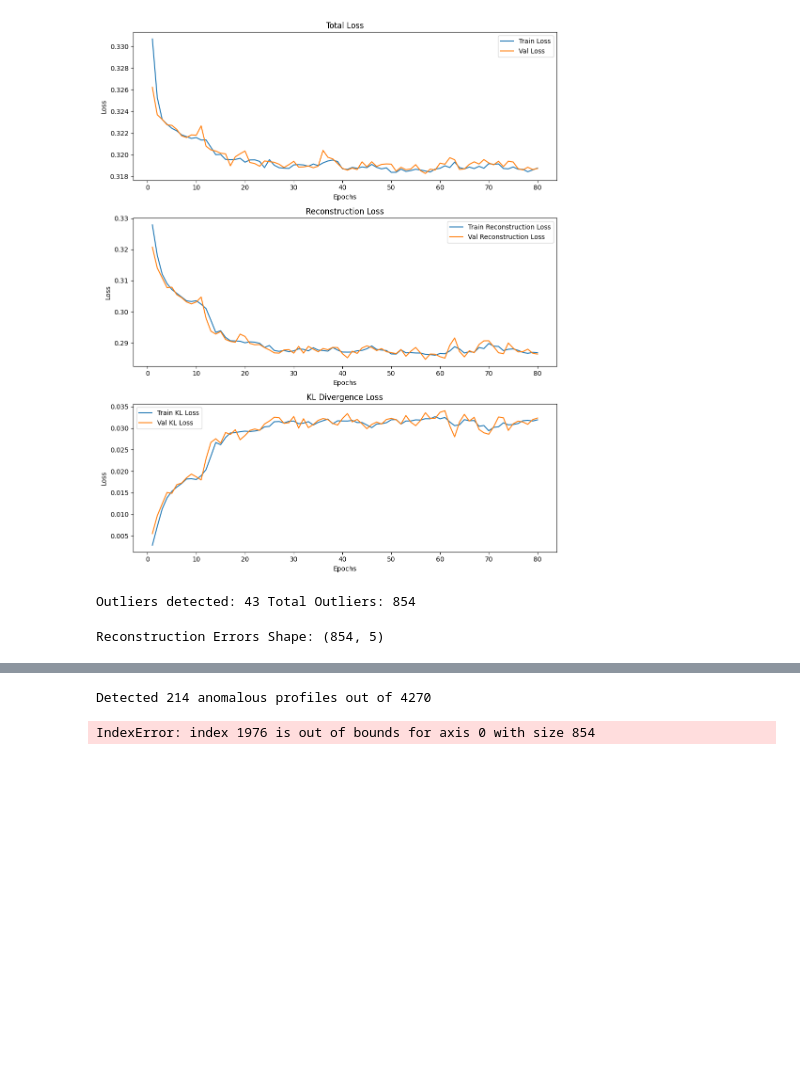
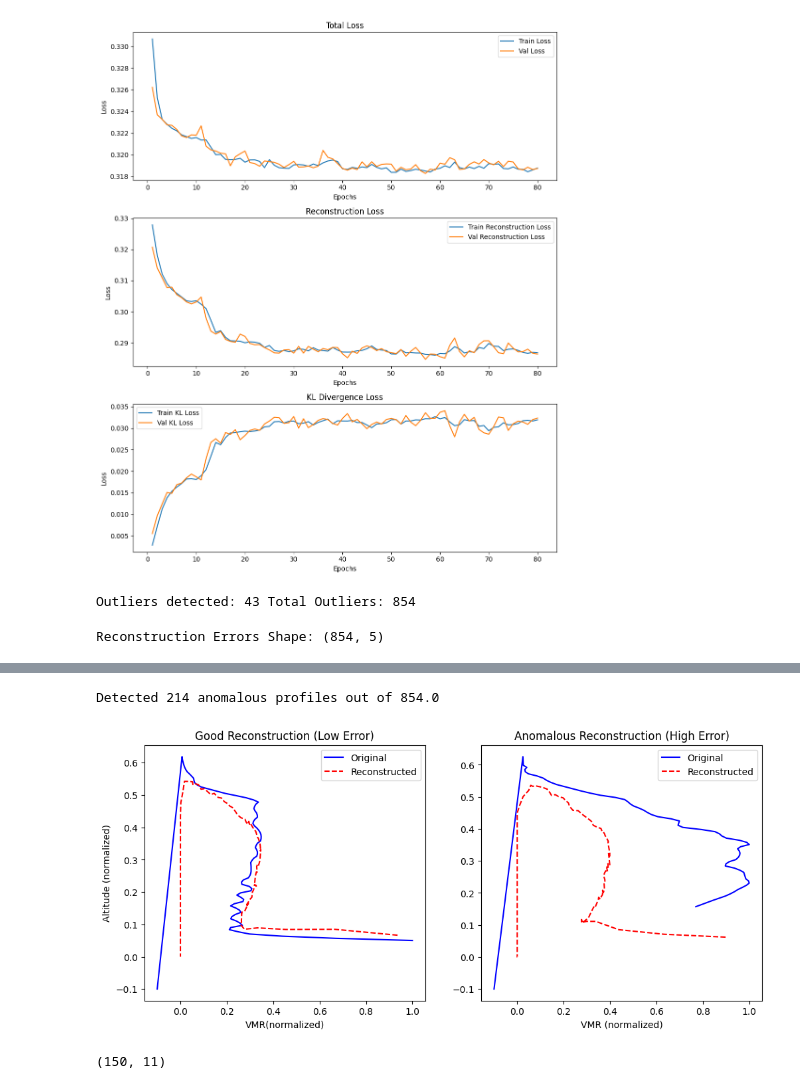
Before and after one commit to james-harvey-git/MPhys_Project, a Jupyter notebook: VAE.ipynb, the cells around one changed output, grey strips where cells are left out. Drawn from its saved outputs; the diff is of its cells as text; code cells hidden in the pictures; blank space fills up the shorter version.

```diff
--- a/VAE.ipynb
+++ b/VAE.ipynb
@@ -299,42 +312,47 @@ anomalous_profiles = reconstruction_errors > threshold
 
 # Count detected anomalies
 num_anomalies = np.sum(anomalous_profiles)
-print(f"Detected {num_anomalies} anomalous profiles out of {reconstruction_errors.size}")
+print(f"Detected {num_anomalies} anomalous profiles out of {reconstruction_errors.size / 5}")
 # %% [output]
-Detected 214 anomalous profiles out of 4270
+Detected 214 anomalous profiles out of 854.0
 # %%
 # Get the sample and profile indices for best and worst reconstructions
 good_sample_idx, good_profile_idx = np.unravel_index(np.argmin(reconstruction_errors), reconstruction_errors.shape)
 bad_sample_idx, bad_profile_idx = np.unravel_index(np.argmax(reconstruction_errors), reconstruction_errors.shape)
 
 # Extract corresponding profiles
-original_good = X_test[good_sample_idx, good_profile_idx, :, 0]  # Profile from test set
-reconstructed_good = X_reconstructed[good_sample_idx, good_profile_idx, :, 0]  # Reconstructed profile
+original_good = X_test[good_sample_idx, good_profile_idx, :]# Profile from test set
+reconstructed_good = X_reconstructed[good_sample_idx, good_profile_idx, :]  # Reconstructed profile
 
-original_bad = X_test[bad_sample_idx, bad_profile_idx, :, 0]
-reconstructed_bad = X_reconstructed[bad_sample_idx, bad_profile_idx, :, 0]
+original_bad = X_test[bad_sample_idx, bad_profile_idx, :]
+reconstructed_bad = X_reconstructed[bad_sample_idx, bad_profile_idx, :]
 
 # Plot comparison
 fig, axes = plt.subplots(1, 2, figsize=(12, 5))
 
 # Good Reconstruction
-axes[0].plot(original_good, label="Original", color="blue")
-axes[0].plot(reconstructed_good, label="Reconstructed", linestyle="dashed", color="red")
+axes[0].plot(original_good[:, 0], original_good[:, 1], label="Original", color="blue")
+axes[0].plot(reconstructed_good[:, 0], reconstructed_good[:, 1], label="Reconstructed", linestyle="dashed", color="red")
 axes[0].set_title("Good Reconstruction (Low Error)")
-axes[0].set_xlabel("Altitude Index")
-axes[0].set_ylabel("VMR")
+axes[0].set_xlabel("VMR(normalized)")
+axes[0].set_ylabel("Altitude (normalized)")
 axes[0].legend()
 
 # Bad Reconstruction
-axes[1].plot(original_bad, label="Original", color="blue")
-axes[1].plot(reconstructed_bad, label="Reconstructed", linestyle="dashed", color="red")
+axes[1].plot(original_bad[:, 0], original_bad[:, 1], label="Original", color="blue")
+axes[1].plot(reconstructed_bad[:, 0], reconstructed_bad[:, 1], label="Reconstructed", linestyle="dashed", color="red")
 axes[1].set_title("Anomalous Reconstruction (High Error)")
-axes[1].set_xlabel("Altitude Index")
+axes[1].set_xlabel("VMR (normalized)")
 axes[1].legend()
 
 plt.show()
 # %% [output]
-IndexError: index 1976 is out of bounds for axis 0 with size 854
+[figure, added]
+# %%
+original_good = X_test[good_sample_idx, good_profile_idx, :]
+print(original_good.shape)
+# %% [output]
+(150, 11)
 # %%
 from sklearn.metrics import roc_auc_score
 
```
Also changed, not shown: parts of 4 cells of this notebook.
